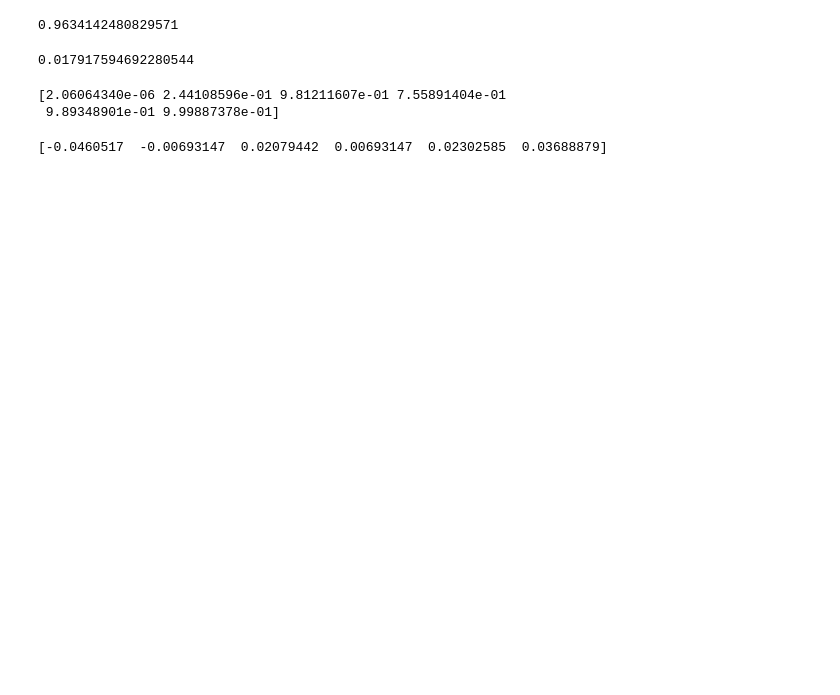
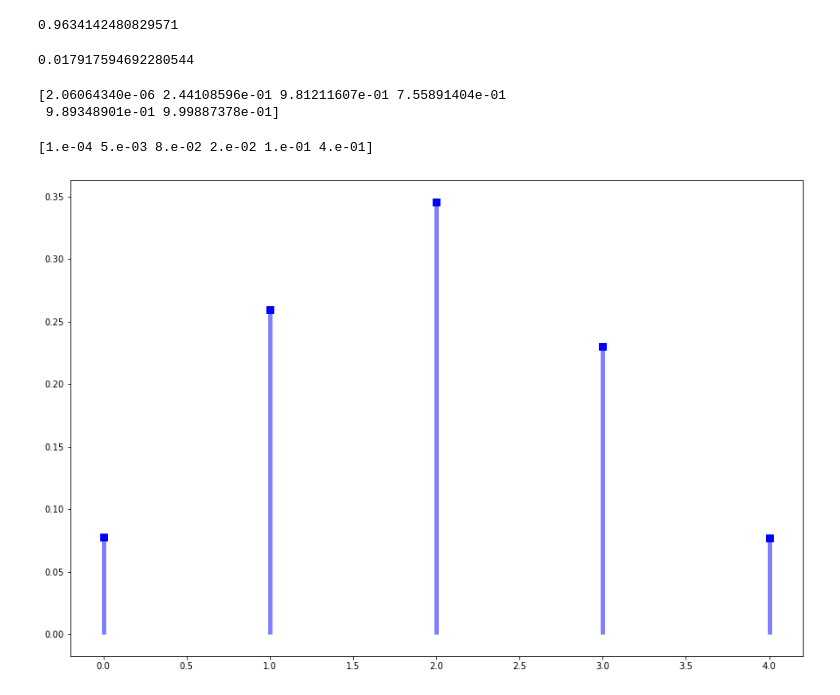
Before and after one commit to BrenJo/Phys-434, a Jupyter notebook: Lab_1.ipynb, the cells around one changed output. Cells and saved outputs as stored; diff of their text form; code cells hidden in the pictures; blank space fills up the shorter version.

```diff
--- a/Lab_1.ipynb
+++ b/Lab_1.ipynb
@@ -77,8 +77,8 @@ print(P_m_var)
 # %% [output]
 [2.06064340e-06 2.44108596e-01 9.81211607e-01 7.55891404e-01
  9.89348901e-01 9.99887378e-01]
-# %%
-S_m_var = stats.norm.ppf(P_m_var, loc=0, scale=0.01)
-print(S_m_var)
-# %% [output]
-[-0.0460517  -0.00693147  0.02079442  0.00693147  0.02302585  0.03688879]
+# %%
+S_m_var = stats.lognorm.ppf(P_m_var, s, loc=0, scale=0.01)
+print(S_m_var)
+# %% [output]
+[1.e-04 5.e-03 8.e-02 2.e-02 1.e-01 4.e-01]
@@ -84,0 +87,9 @@ print(S_m_var)
+# %%
+fig, ax = plt.subplots(1,1)
+n, p = 5, 0.4
+x = np.arange(stats.binom.ppf(0.01, n, p), stats.binom.ppf(0.99, n, p))
+ax.plot(x, stats.binom.pmf(x, n, p), 'bs', ms=8)
+ax.vlines(x, 0, stats.binom.pmf(x, n, p), colors='b', lw=5, alpha=0.5)
+plt.show()
+# %% [output]
+[figure, added]
```
Also changed, not shown: parts of 7 cells of this notebook.
